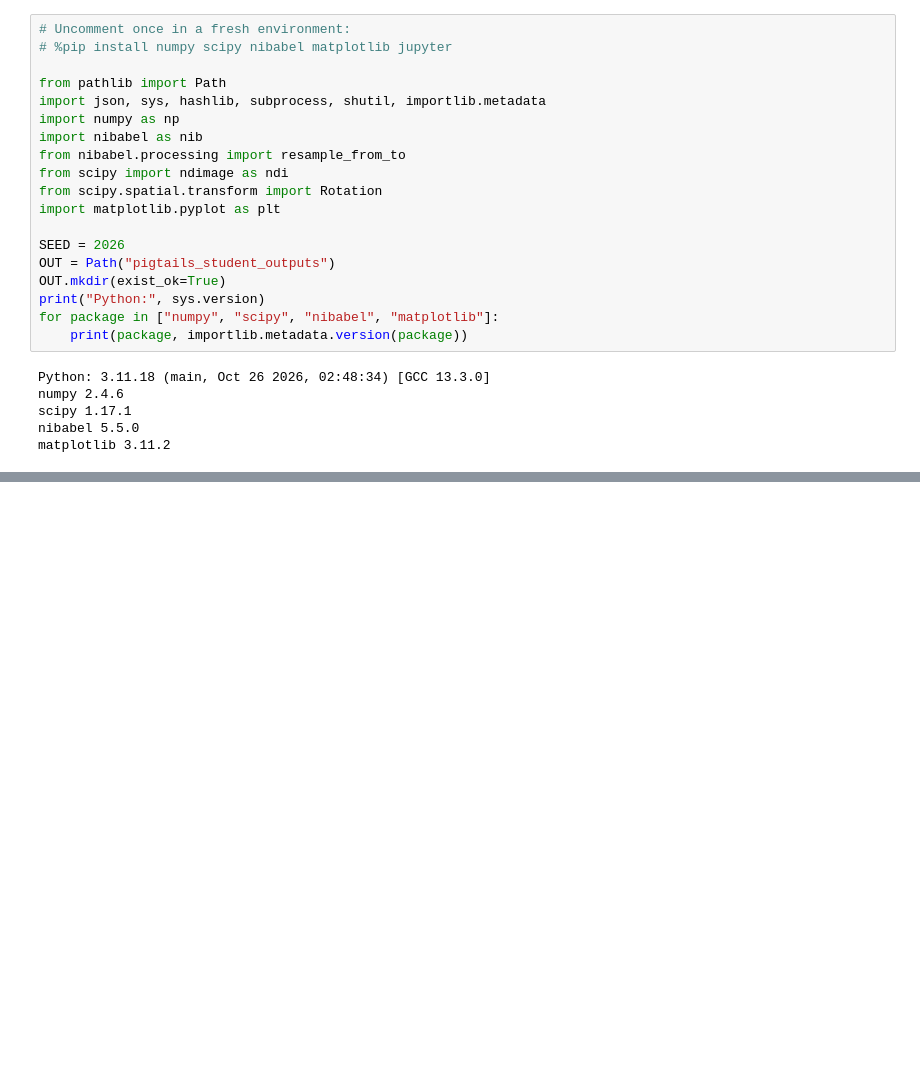
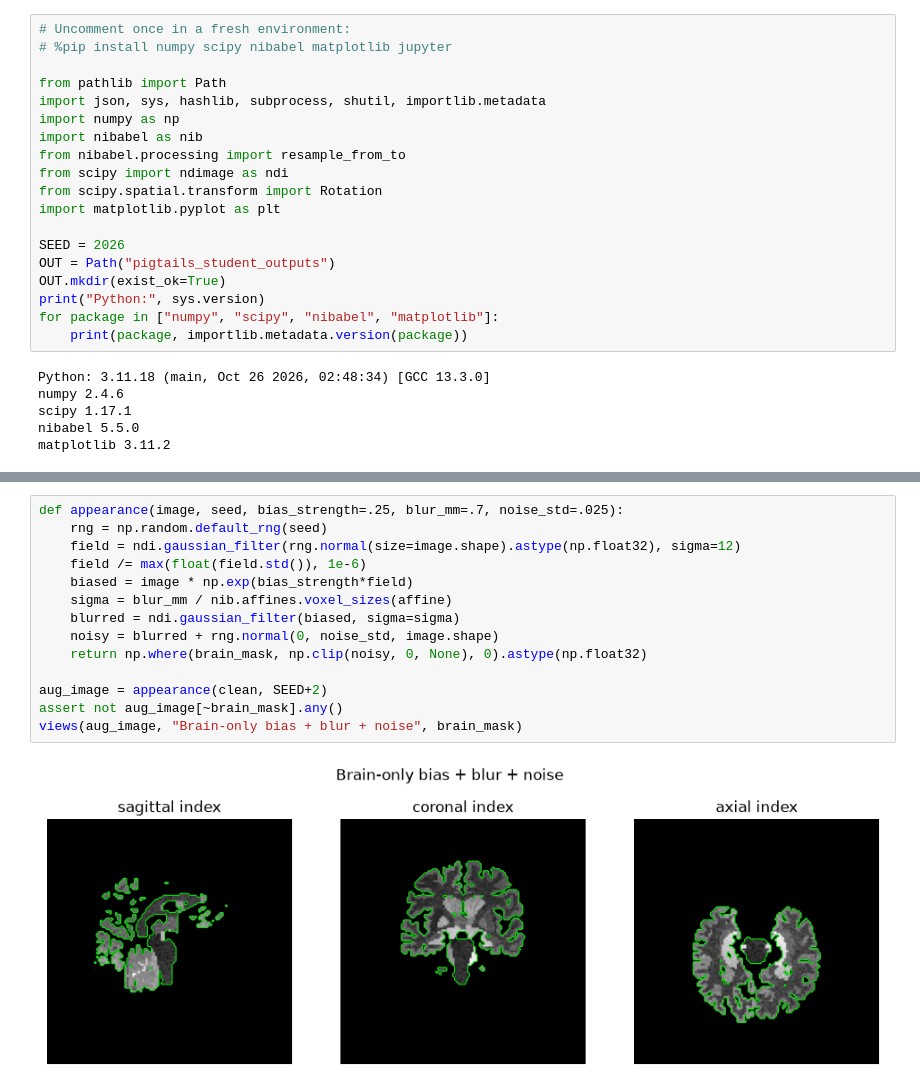
Before and after one commit to dadashkarimi/pigskin, a Jupyter notebook: notebooks/PIGTAILS_Real_Brain_Executed.ipynb, the cells around one changed output, grey strips where cells are left out. Saved outputs shown, nothing was run; the diff lists cells and outputs as text; blank space fills up the shorter version.

```diff
--- a/notebooks/PIGTAILS_Real_Brain_Executed.ipynb
+++ b/notebooks/PIGTAILS_Real_Brain_Executed.ipynb
@@ -482,0 +188,16 @@ The default now uses real segmented anatomy. The shown synthetic images are made
+# %%
+def appearance(image, seed, bias_strength=.25, blur_mm=.7, noise_std=.025):
+    rng = np.random.default_rng(seed)
+    field = ndi.gaussian_filter(rng.normal(size=image.shape).astype(np.float32), sigma=12)
+    field /= max(float(field.std()), 1e-6)
+    biased = image * np.exp(bias_strength*field)
+    sigma = blur_mm / nib.affines.voxel_sizes(affine)
+    blurred = ndi.gaussian_filter(biased, sigma=sigma)
+    noisy = blurred + rng.normal(0, noise_std, image.shape)
+    return np.where(brain_mask, np.clip(noisy, 0, None), 0).astype(np.float32)
+
+aug_image = appearance(clean, SEED+2)
+assert not aug_image[~brain_mask].any()
+views(aug_image, "Brain-only bias + blur + noise", brain_mask)
+# %% [output]
+[figure, added]
```
Also changed, not shown: parts of 43 cells of this notebook, 2 other files.
